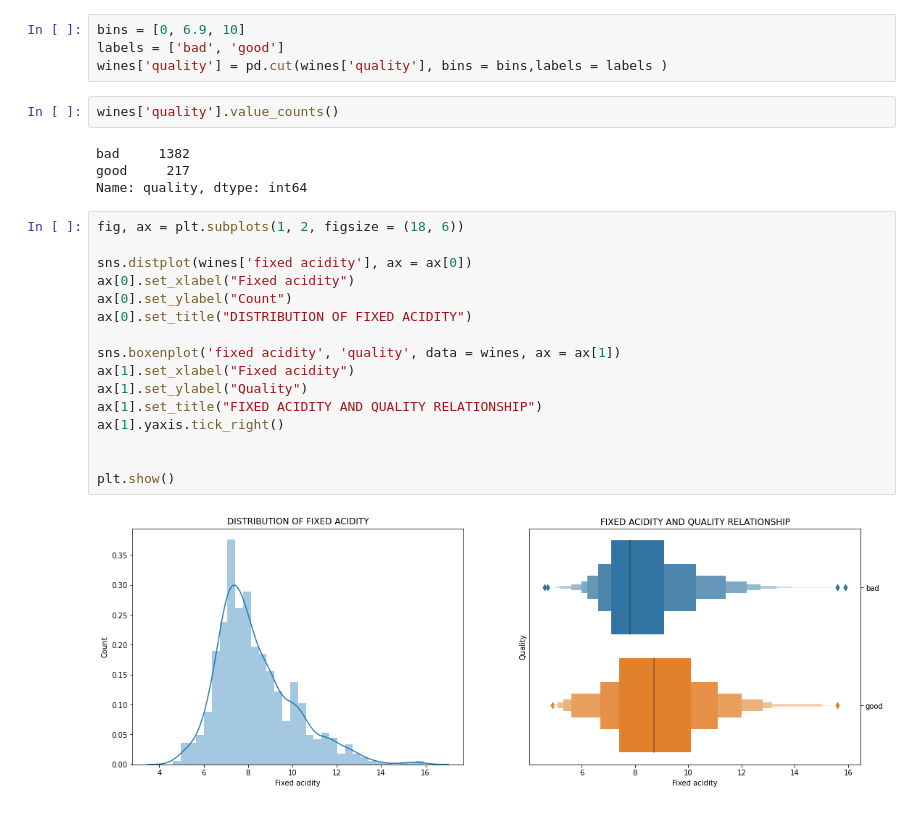
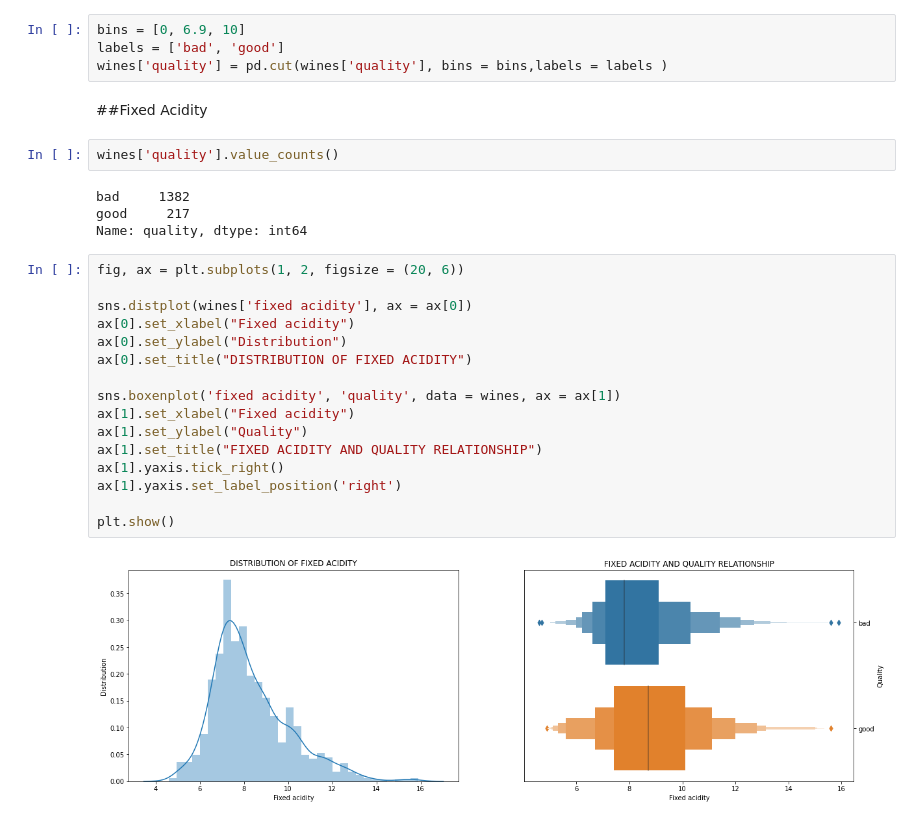
Before and after one commit to MikeDeecode/Red-wine-quality-report, a Jupyter notebook: wine_quality_analysis.ipynb, the cells around one changed output. Saved outputs shown, nothing was run; the diff lists cells and outputs as text.

```diff
--- a/wine_quality_analysis.ipynb
+++ b/wine_quality_analysis.ipynb
@@ -46,6 +46,8 @@ wines.describe(include = 'all')
 bins = [0, 6.9, 10]
 labels = ['bad', 'good']
 wines['quality'] = pd.cut(wines['quality'], bins = bins,labels = labels )
+# %% [markdown]
+##Fixed Acidity
 # %%
 wines['quality'].value_counts()
 # %% [output]
@@ -53,20 +55,20 @@ bad     1382
 good     217
 Name: quality, dtype: int64
 # %%
-fig, ax = plt.subplots(1, 2, figsize = (18, 6))
+fig, ax = plt.subplots(1, 2, figsize = (20, 6))
 
 sns.distplot(wines['fixed acidity'], ax = ax[0])
 ax[0].set_xlabel("Fixed acidity")
-ax[0].set_ylabel("Count")
+ax[0].set_ylabel("Distribution")
 ax[0].set_title("DISTRIBUTION OF FIXED ACIDITY")
 
 sns.boxenplot('fixed acidity', 'quality', data = wines, ax = ax[1])
 ax[1].set_xlabel("Fixed acidity")
 ax[1].set_ylabel("Quality")
 ax[1].set_title("FIXED ACIDITY AND QUALITY RELATIONSHIP")
 ax[1].yaxis.tick_right()
-
+ax[1].yaxis.set_label_position('right')
 
 plt.show()
 # %% [output]
-[figure, old version]
+[figure, new version]
```
Also changed, not shown: parts of 2 cells of this notebook.
